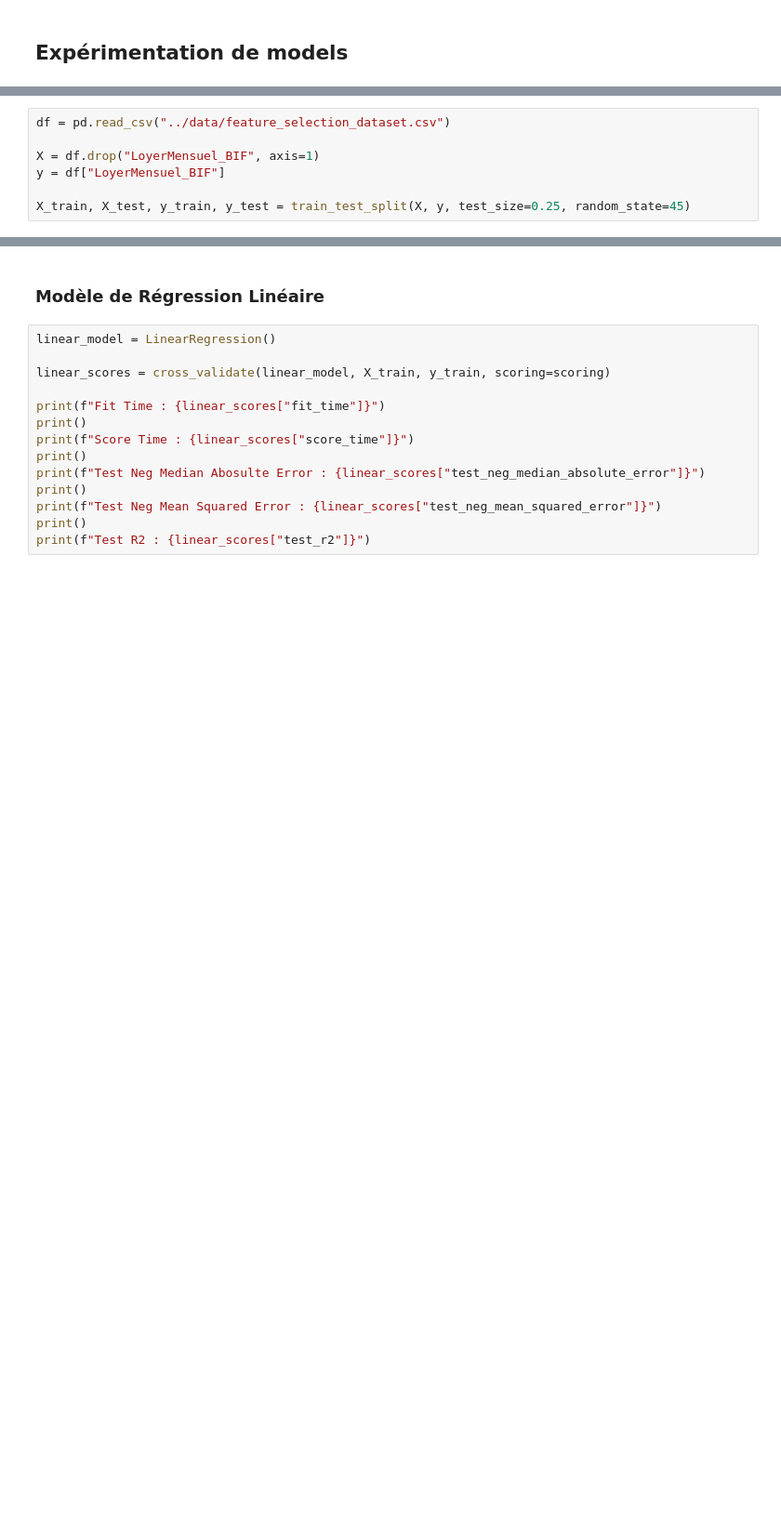
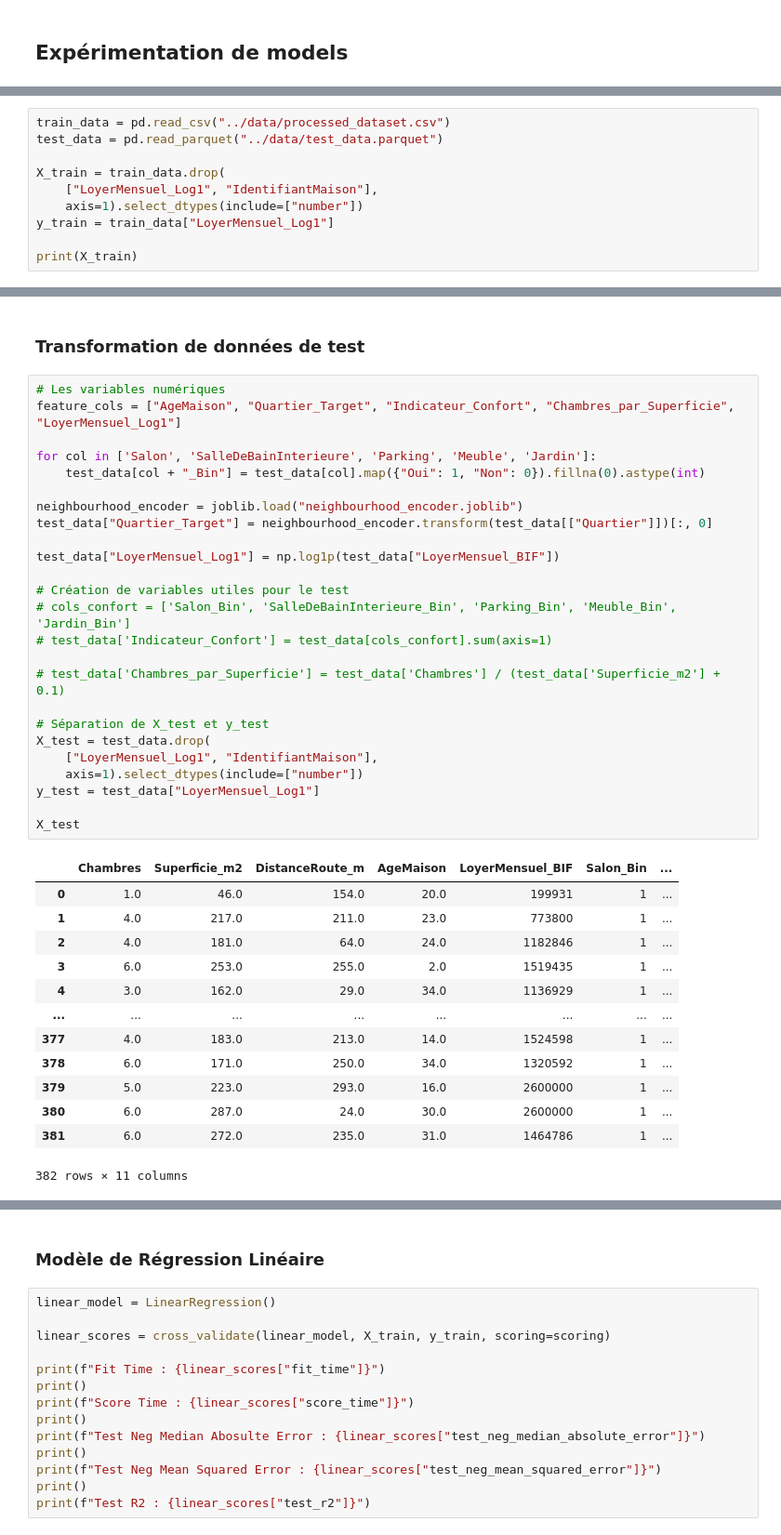
Before and after one commit to Luckson-dev/rent-prediction, a Jupyter notebook: notebooks/05_model_experiments.ipynb, the cells around one changed output, grey strips where cells are left out. Shown at 93% size. Cells and saved outputs as stored; diff of their text form; blank space fills up the shorter version.

```diff
--- a/notebooks/05_model_experiments.ipynb
+++ b/notebooks/05_model_experiments.ipynb
@@ -8,9 +10,12 @@ from sklearn.linear_model import Lasso, Ridge, LinearRegression
 from sklearn.model_selection import train_test_split, cross_validate
 from sklearn.metrics import mean_squared_error, median_absolute_error, r2_score, get_scorer_names
 # %%
-df = pd.read_csv("../data/feature_selection_dataset.csv")
+train_data = pd.read_csv("../data/processed_dataset.csv")
+test_data = pd.read_parquet("../data/test_data.parquet")
 
-X = df.drop("LoyerMensuel_BIF", axis=1)
-y = df["LoyerMensuel_BIF"]
+X_train = train_data.drop(
+    ["LoyerMensuel_Log1", "IdentifiantMaison"],
+    axis=1).select_dtypes(include=["number"])
+y_train = train_data["LoyerMensuel_Log1"]
 
-X_train, X_test, y_train, y_test = train_test_split(X, y, test_size=0.25, random_state=45)
+print(X_train)
@@ -17,3 +40,44 @@ X_train, X_test, y_train, y_test = train_test_split(X, y, test_size=0.25, random
+# %% [markdown]
+### Transformation de données de test
+# %%
+# Les variables numériques
+feature_cols = ["AgeMaison", "Quartier_Target", "Indicateur_Confort", "Chambres_par_Superficie", "LoyerMensuel_Log1"]
+
+for col in ['Salon', 'SalleDeBainInterieure', 'Parking', 'Meuble', 'Jardin']:
+    test_data[col + "_Bin"] = test_data[col].map({"Oui": 1, "Non": 0}).fillna(0).astype(int)
+
+neighbourhood_encoder = joblib.load("neighbourhood_encoder.joblib")
+test_data["Quartier_Target"] = neighbourhood_encoder.transform(test_data[["Quartier"]])[:, 0]
+
+test_data["LoyerMensuel_Log1"] = np.log1p(test_data["LoyerMensuel_BIF"])
+
+# Création de variables utiles pour le test
+# cols_confort = ['Salon_Bin', 'SalleDeBainInterieure_Bin', 'Parking_Bin', 'Meuble_Bin', 'Jardin_Bin']
+# test_data['Indicateur_Confort'] = test_data[cols_confort].sum(axis=1)
+
+# test_data['Chambres_par_Superficie'] = test_data['Chambres'] / (test_data['Superficie_m2'] + 0.1)
+
+# Séparation de X_test et y_test
+X_test = test_data.drop(
+    ["LoyerMensuel_Log1", "IdentifiantMaison"],
+    axis=1).select_dtypes(include=["number"])
+y_test = test_data["LoyerMensuel_Log1"]
+
+X_test
+# %% [output]
+|  | Chambres | Superficie_m2 | DistanceRoute_m | AgeMaison | LoyerMensuel_BIF | Salon_Bin | ... |
+| 0 | 1.0 | 46.0 | 154.0 | 20.0 | 199931 | 1 | ... |
+| 1 | 4.0 | 217.0 | 211.0 | 23.0 | 773800 | 1 | ... |
+| 2 | 4.0 | 181.0 | 64.0 | 24.0 | 1182846 | 1 | ... |
+| 3 | 6.0 | 253.0 | 255.0 | 2.0 | 1519435 | 1 | ... |
+| 4 | 3.0 | 162.0 | 29.0 | 34.0 | 1136929 | 1 | ... |
+| ... | ... | ... | ... | ... | ... | ... | ... |
+| 377 | 4.0 | 183.0 | 213.0 | 14.0 | 1524598 | 1 | ... |
+| 378 | 6.0 | 171.0 | 250.0 | 34.0 | 1320592 | 1 | ... |
+| 379 | 5.0 | 223.0 | 293.0 | 16.0 | 2600000 | 1 | ... |
+| 380 | 6.0 | 287.0 | 24.0 | 30.0 | 2600000 | 1 | ... |
+| 381 | 6.0 | 272.0 | 235.0 | 31.0 | 1464786 | 1 | ... |
+382 rows × 11 columns
 # %%
 def formated_time(second):
     m, s = divmod(second, 60)
```
Also changed, not shown: parts of 8 cells of this notebook, 11 other files.
